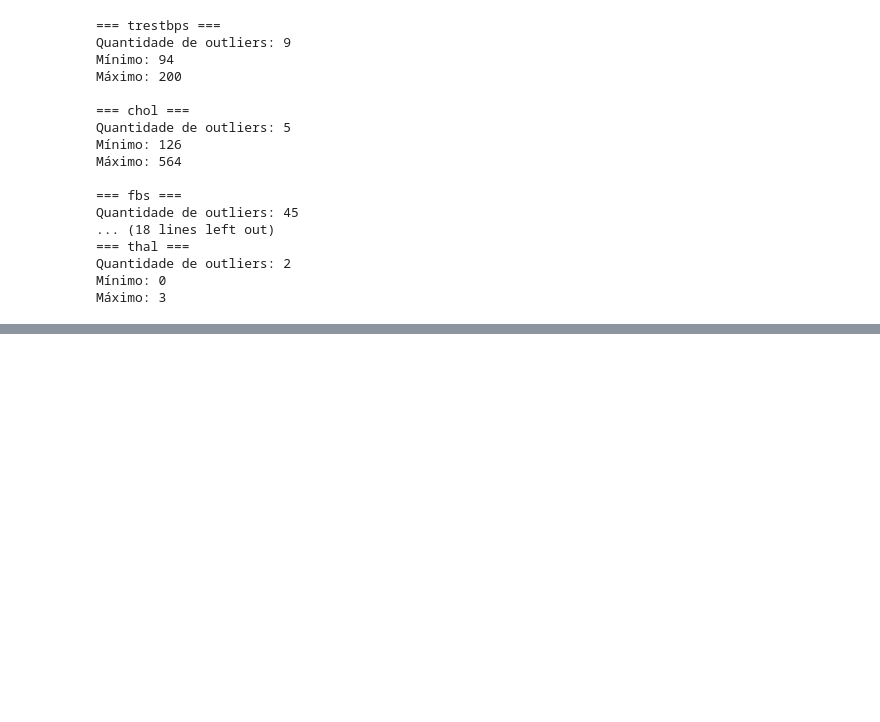
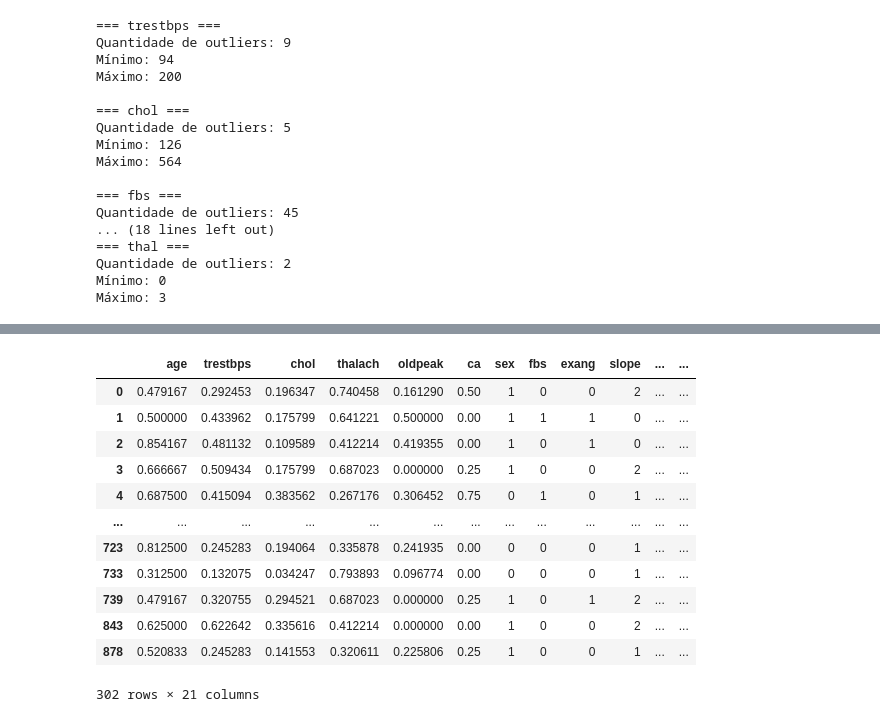
Before and after one commit to intghp/algoritmo_knn, a Jupyter notebook: algoritmo_knn.ipynb, the cells around one changed output, grey strips where cells are left out. Saved outputs shown, nothing was run; the diff lists cells and outputs as text; code cells hidden in the pictures; blank space fills up the shorter version.

Commit message:
add pre-process

```diff
--- a/algoritmo_knn.ipynb
+++ b/algoritmo_knn.ipynb
@@ -238,0 +242,28 @@ Máximo: 3
+# %%
+# Aplicação da técnica One-Hot Enconding em atributos categóricos
+df_process = df_clean.copy()
+
+vars_categoricos = ['cp', 'restecg', 'thal']
+df_process = pd.get_dummies(df_process, columns=vars_categoricos, drop_first=False)
+# %%
+# Identificação das colunas númericas do dataset
+colunas_numericas = ['age', 'trestbps', 'chol', 'thalach', 'oldpeak', 'ca']
+
+# Separando os dados
+X = df_process.drop('target', axis=1)
+y = df_process['target']
+
+# Aplicando a normalização nas colunas númericas
+scaler = MinMaxScaler()
+X_numericas_normalizadas = scaler.fit_transform(X[colunas_numericas])
+
+# Convertendo de volta para Dataframe
+X_numericas_normalizadas = pd.DataFrame(
+    X_numericas_normalizadas,
+    columns=colunas_numericas,
+    index=X.index
+)
+
+# Juntando com as colunas categóricas
+X_categoricas = X.drop(colunas_numericas, axis=1)
+X_final = pd.concat([X_numericas_normalizadas, X_categoricas], axis=1)
@@ -238,0 +295,17 @@ Máximo: 3
+# %%
+# Dataset final! Normalizado e com o One-Hot Encoding
+X_final
+# %% [output]
+|  | age | trestbps | chol | thalach | oldpeak | ca | sex | fbs | exang | slope | ... | ... |
+| 0 | 0.479167 | 0.292453 | 0.196347 | 0.740458 | 0.161290 | 0.50 | 1 | 0 | 0 | 2 | ... | ... |
+| 1 | 0.500000 | 0.433962 | 0.175799 | 0.641221 | 0.500000 | 0.00 | 1 | 1 | 1 | 0 | ... | ... |
+| 2 | 0.854167 | 0.481132 | 0.109589 | 0.412214 | 0.419355 | 0.00 | 1 | 0 | 1 | 0 | ... | ... |
+| 3 | 0.666667 | 0.509434 | 0.175799 | 0.687023 | 0.000000 | 0.25 | 1 | 0 | 0 | 2 | ... | ... |
+| 4 | 0.687500 | 0.415094 | 0.383562 | 0.267176 | 0.306452 | 0.75 | 0 | 1 | 0 | 1 | ... | ... |
+| ... | ... | ... | ... | ... | ... | ... | ... | ... | ... | ... | ... | ... |
+| 723 | 0.812500 | 0.245283 | 0.194064 | 0.335878 | 0.241935 | 0.00 | 0 | 0 | 0 | 1 | ... | ... |
+| 733 | 0.312500 | 0.132075 | 0.034247 | 0.793893 | 0.096774 | 0.00 | 0 | 0 | 0 | 1 | ... | ... |
+| 739 | 0.479167 | 0.320755 | 0.294521 | 0.687023 | 0.000000 | 0.25 | 1 | 0 | 1 | 2 | ... | ... |
+| 843 | 0.625000 | 0.622642 | 0.335616 | 0.412214 | 0.000000 | 0.00 | 1 | 0 | 0 | 2 | ... | ... |
+| 878 | 0.520833 | 0.245283 | 0.141553 | 0.320611 | 0.225806 | 0.25 | 1 | 0 | 0 | 1 | ... | ... |
+302 rows × 21 columns
```
Also changed, not shown: parts of 5 cells of this notebook, 1 other file.
